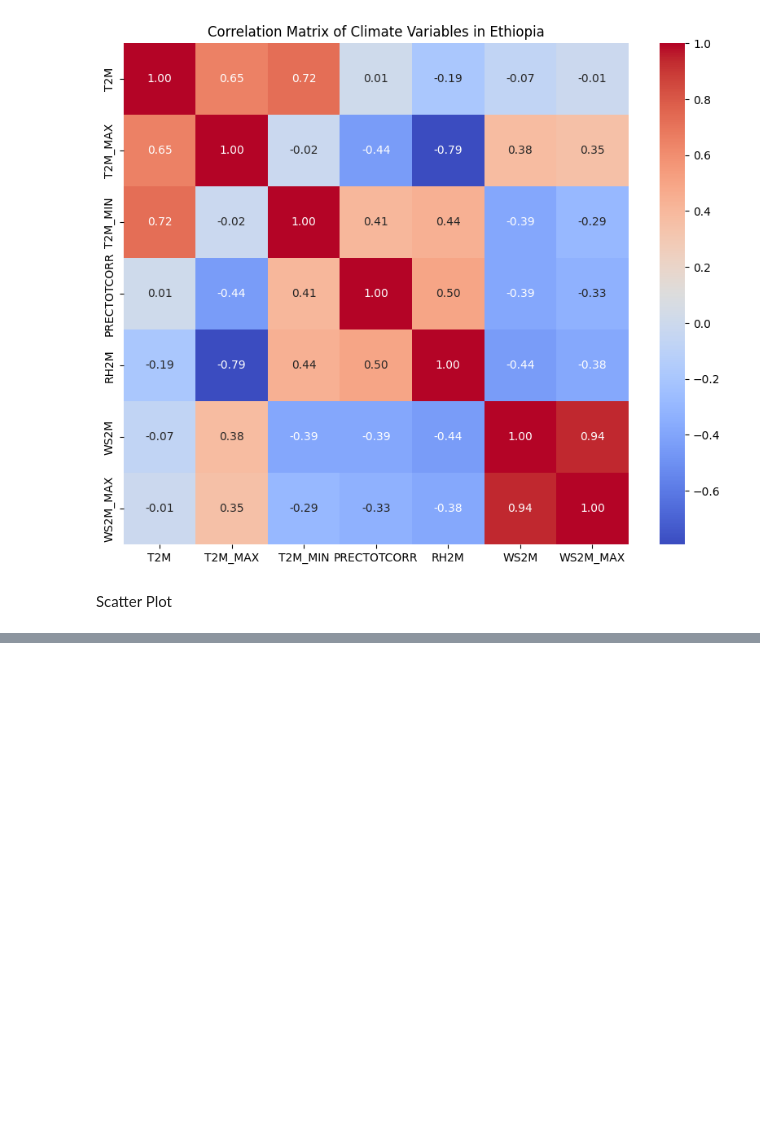
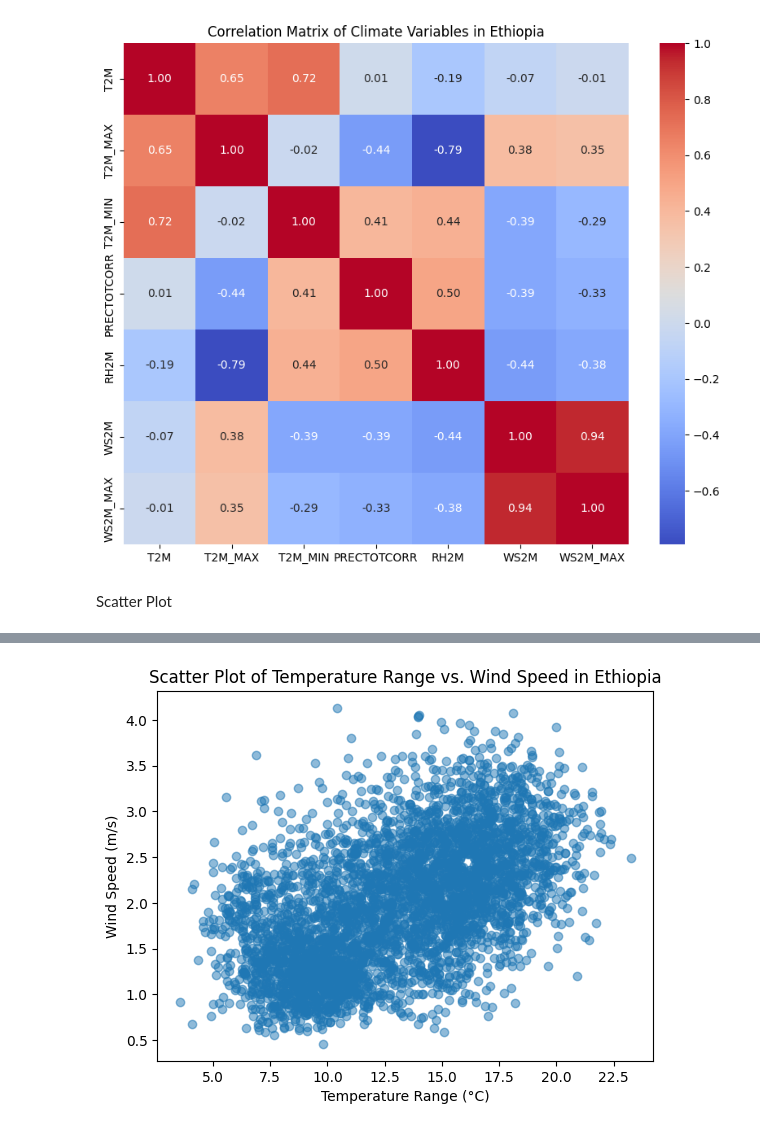
Before and after one commit to tibarekb/climate-challenge-week0, a Jupyter notebook: notebooks/ethiopia_eda.ipynb, the cells around one changed output, grey strips where cells are left out. Cells and saved outputs as stored; diff of their text form; code cells hidden in the pictures; blank space fills up the shorter version.

```diff
--- a/notebooks/ethiopia_eda.ipynb
+++ b/notebooks/ethiopia_eda.ipynb
@@ -180,0 +189,8 @@ Scatter Plot
+# %%
+plt.scatter(df['T2M_RANGE'], df['WS2M'], alpha=0.5)
+plt.title('Scatter Plot of Temperature Range vs. Wind Speed in Ethiopia')
+plt.xlabel('Temperature Range (°C)')
+plt.ylabel('Wind Speed (m/s)')
+plt.show()
+# %% [output]
+[figure, added]
```
Also changed, not shown: parts of 4 cells of this notebook.
